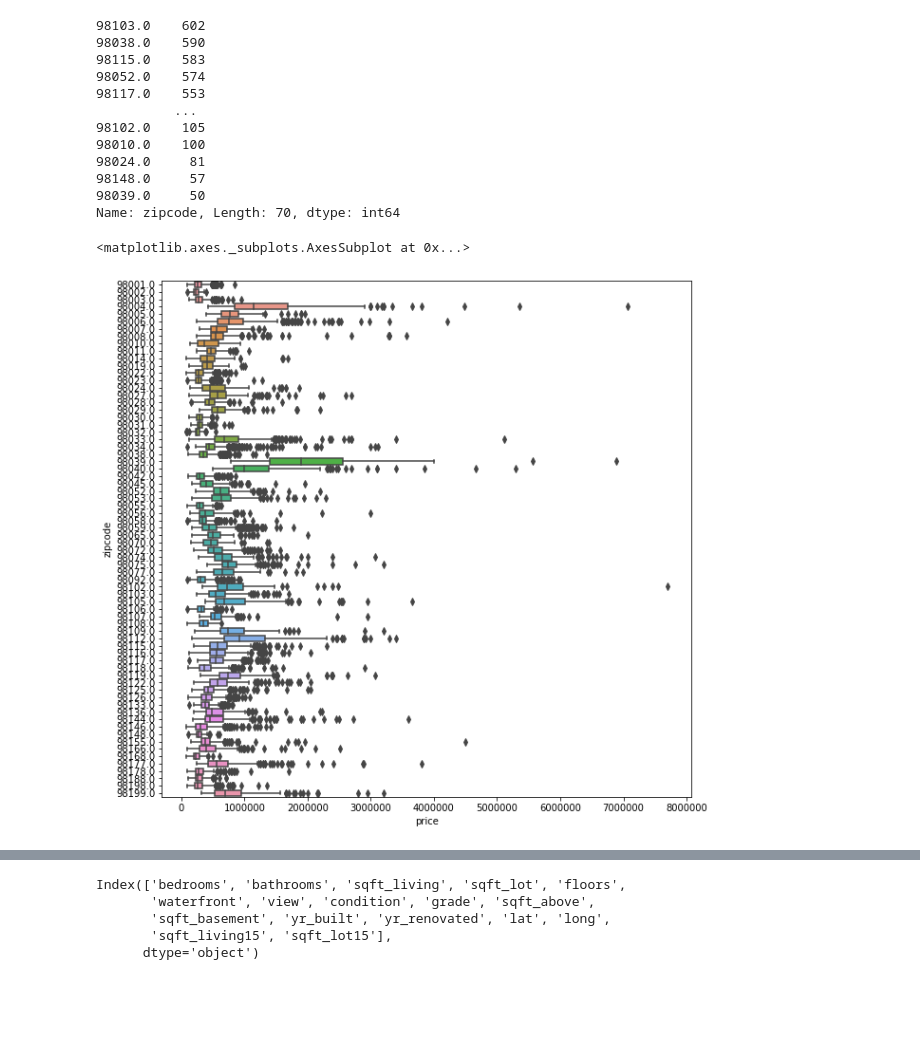
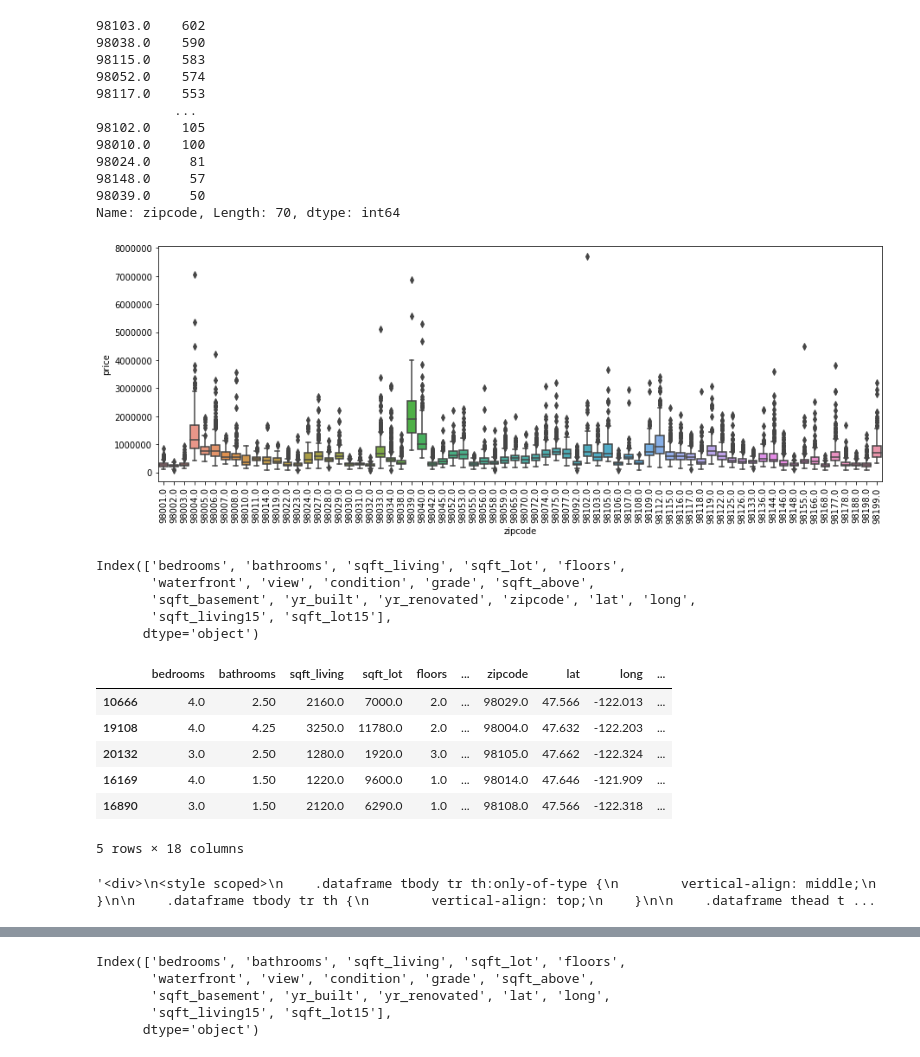
Before and after one commit to amueller/COMS4995-s20, a Jupyter notebook: slides/aml-04-preprocessing/aml-07-preprocessing.ipynb, the cells around one changed output, grey strips where cells are left out. Saved outputs shown, nothing was run; the diff lists cells and outputs as text; code cells hidden in the pictures; blank space fills up the shorter version.

Commit message:
update information leakage and target encoder slides

```diff
--- a/slides/aml-04-preprocessing/aml-07-preprocessing.ipynb
+++ b/slides/aml-04-preprocessing/aml-07-preprocessing.ipynb
@@ -871,8 +921,41 @@ data.frame.zipcode.value_counts()
 Name: zipcode, Length: 70, dtype: int64
 # %%
 import seaborn as sns
-plt.figure(figsize=(10, 10))
-sns.boxplot(data.frame.price, data.frame.zipcode, orient='h')
+plt.figure(figsize=(15, 5))
+ax = sns.boxplot(data.frame.zipcode, data.frame.price)
+#plt.tight_layout()
+ax.set_xticklabels(ax.get_xticklabels(), rotation=90);
+plt.savefig("images/zip_code_prices.png")
 # %% [output]
-<matplotlib.axes._subplots.AxesSubplot at 0x...>
-[figure, old version]
+[figure, new version]
+# %%
+data = fetch_openml("house_sales", as_frame=True)
+X = data.frame.drop(['date', 'price'], axis=1)
+X_train, X_test, y_train, y_test = train_test_split(X, target)
+X_train.columns
+# %% [output]
+Index(['bedrooms', 'bathrooms', 'sqft_living', 'sqft_lot', 'floors',
+       'waterfront', 'view', 'condition', 'grade', 'sqft_above',
+       'sqft_basement', 'yr_built', 'yr_renovated', 'zipcode', 'lat', 'long',
+       'sqft_living15', 'sqft_lot15'],
+      dtype='object')
+# %%
+# drop some stuff so it fits on slide
+import pandas as pd
+pd.set_option('display.max_columns', 10)
+pd.set_option('as', 3)
+#disp = X_train.drop(['waterfront', 'view', 'condition', 'grade', 'sqft_basement', 'yr_renovated'], axis=1).head()
+disp = X_train.head()
+disp
+# %% [output]
+|  | bedrooms | bathrooms | sqft_living | sqft_lot | floors | ... | zipcode | lat | long | ... |
+| 10666 | 4.0 | 2.50 | 2160.0 | 7000.0 | 2.0 | ... | 98029.0 | 47.566 | -122.013 | ... |
+| 19108 | 4.0 | 4.25 | 3250.0 | 11780.0 | 2.0 | ... | 98004.0 | 47.632 | -122.203 | ... |
+| 20132 | 3.0 | 2.50 | 1280.0 | 1920.0 | 3.0 | ... | 98105.0 | 47.662 | -122.324 | ... |
+| 16169 | 4.0 | 1.50 | 1220.0 | 9600.0 | 1.0 | ... | 98014.0 | 47.646 | -121.909 | ... |
+| 16890 | 3.0 | 1.50 | 2120.0 | 6290.0 | 1.0 | ... | 98108.0 | 47.566 | -122.318 | ... |
+5 rows × 18 columns
+# %%
+disp._repr_html_()
+# %% [output]
+'<div>\n<style scoped>\n    .dataframe tbody tr th:only-of-type {\n        vertical-align: middle;\n    }\n\n    .dataframe tbody tr th {\n        vertical-align: top;\n    }\n\n    .dataframe thead t ...
```
Also changed, not shown: parts of 24 cells of this notebook, 6 other files.
